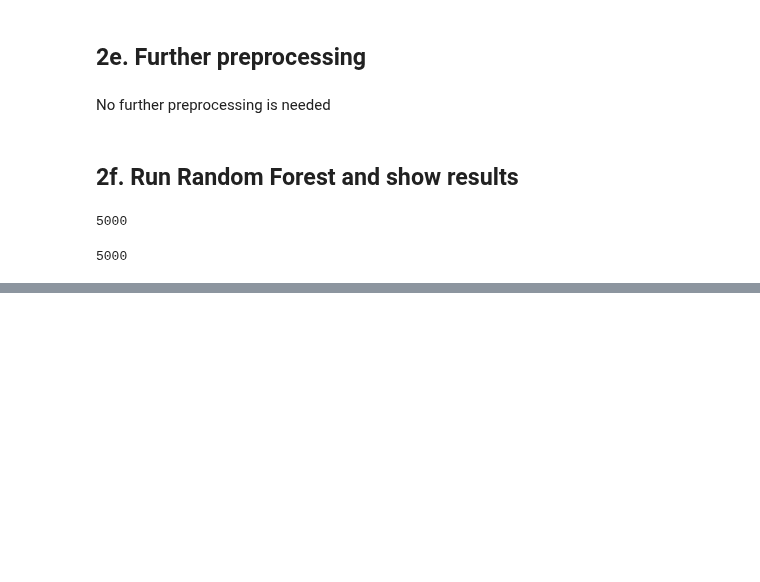
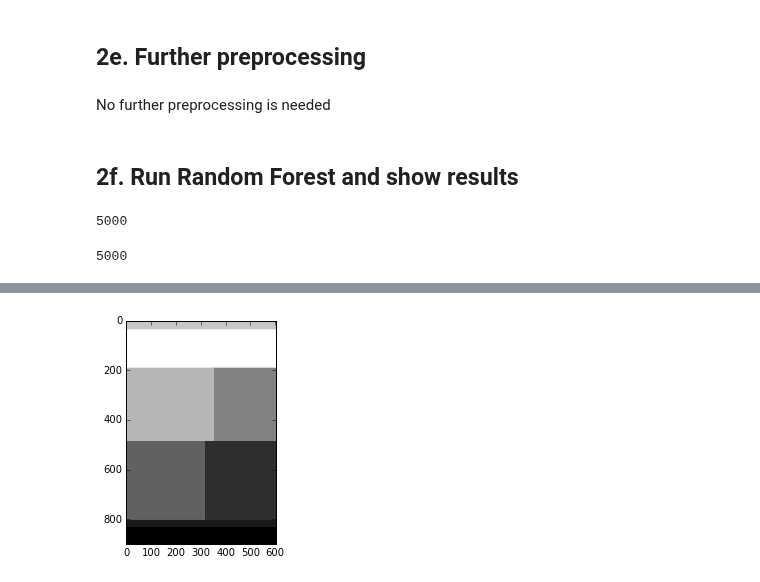
Before and after one commit to francescoperera/applied-machine-learning, a Jupyter notebook: lab4/CS 5758 - Lab 4.ipynb, the cells around one changed output, grey strips where cells are left out. Drawn from its saved outputs; the diff is of its cells as text; code cells hidden in the pictures; blank space fills up the shorter version.

```diff
--- a/lab4/CS 5758 - Lab 4.ipynb
+++ b/lab4/CS 5758 - Lab 4.ipynb
@@ -107,0 +121,4 @@ True
+# %%
+randomForest(grayScaleMonaLisa,sample,labels,1,3)
+# %% [output]
+[figure, added]
```
Also changed, not shown: parts of 16 cells of this notebook.
